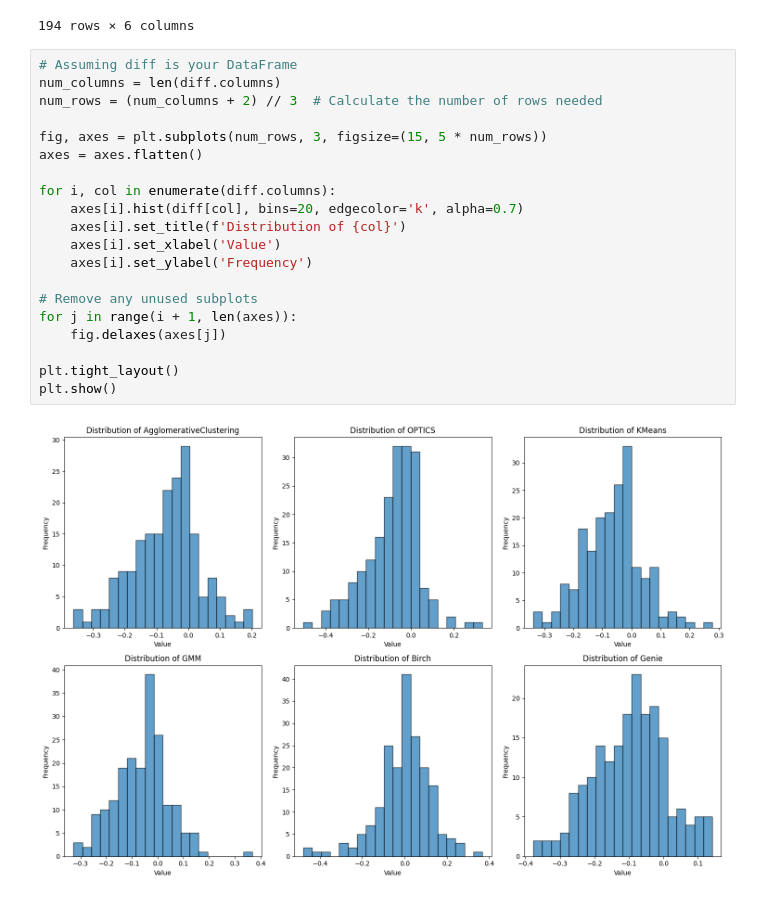
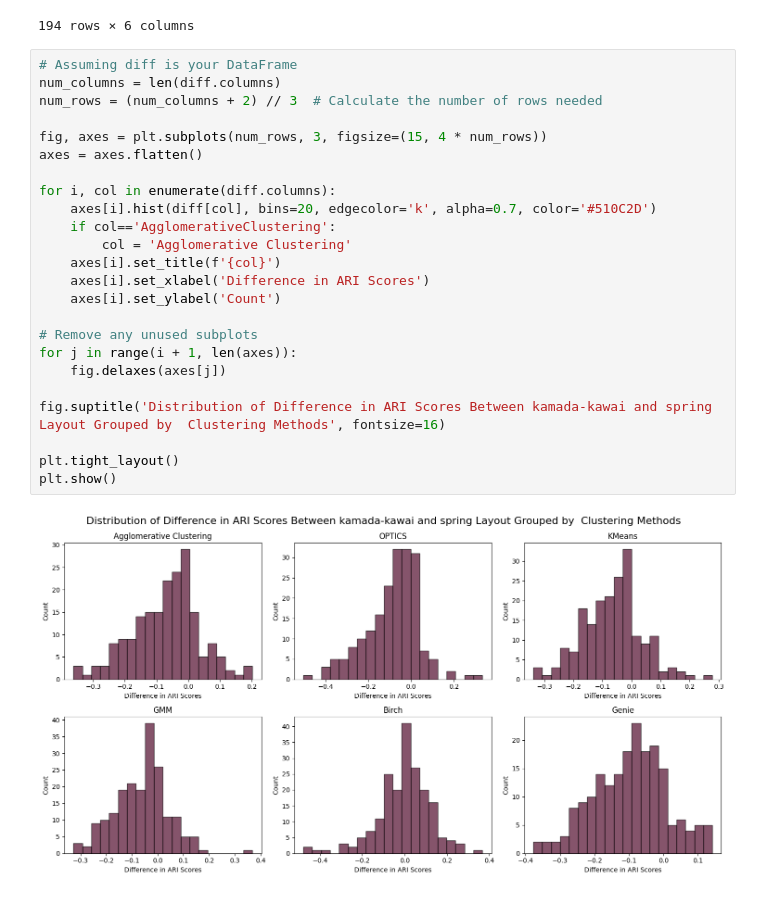
Before and after one commit to ARUMHC/Geometric-Properties-of-Graph-Visualization-Methods, a Jupyter notebook: code/test_statistic_significancy.ipynb, the cells around one changed output. Drawn from its saved outputs; the diff is of its cells as text.

```diff
--- a/code/test_statistic_significancy.ipynb
+++ b/code/test_statistic_significancy.ipynb
@@ -171,25 +171,29 @@ diff
 # %%
 # Assuming diff is your DataFrame
 num_columns = len(diff.columns)
 num_rows = (num_columns + 2) // 3  # Calculate the number of rows needed
 
-fig, axes = plt.subplots(num_rows, 3, figsize=(15, 5 * num_rows))
+fig, axes = plt.subplots(num_rows, 3, figsize=(15, 4 * num_rows))
 axes = axes.flatten()
 
 for i, col in enumerate(diff.columns):
-    axes[i].hist(diff[col], bins=20, edgecolor='k', alpha=0.7)
-    axes[i].set_title(f'Distribution of {col}')
-    axes[i].set_xlabel('Value')
-    axes[i].set_ylabel('Frequency')
+    axes[i].hist(diff[col], bins=20, edgecolor='k', alpha=0.7, color='#510C2D')
+    if col=='AgglomerativeClustering':
+        col = 'Agglomerative Clustering'
+    axes[i].set_title(f'{col}')
+    axes[i].set_xlabel('Difference in ARI Scores')
+    axes[i].set_ylabel('Count')
 
 # Remove any unused subplots
 for j in range(i + 1, len(axes)):
     fig.delaxes(axes[j])
 
+fig.suptitle('Distribution of Difference in ARI Scores Between kamada-kawai and spring Layout Grouped by  Clustering Methods', fontsize=16)
+
 plt.tight_layout()
 plt.show()
 # %% [output]
-[figure, old version]
+[figure, new version]
 # %%
 from scipy.stats import ttest_rel, wilcoxon
 
```
Also changed, not shown: parts of 3 cells of this notebook, 18 other files.
